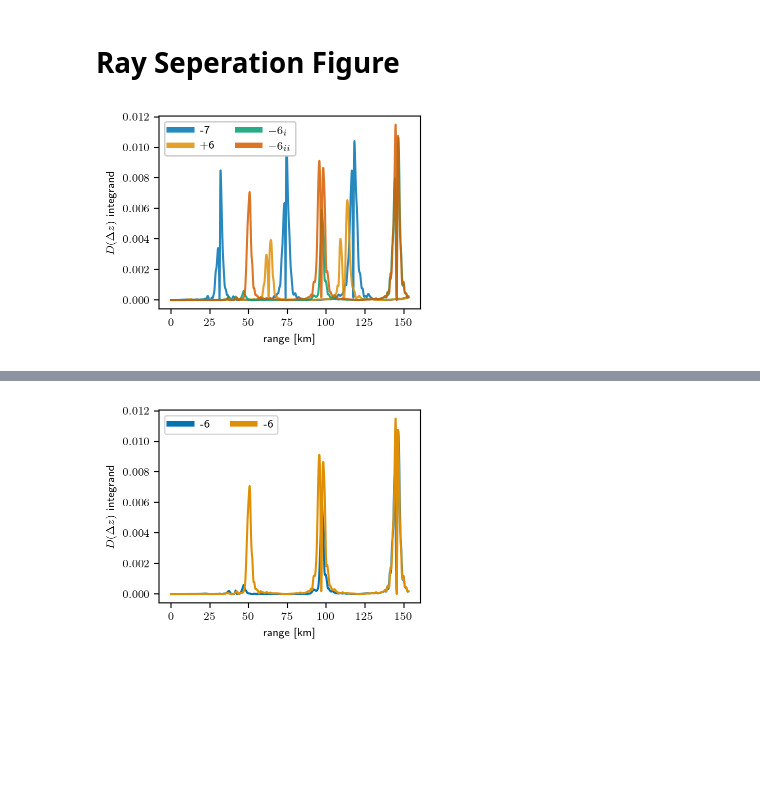
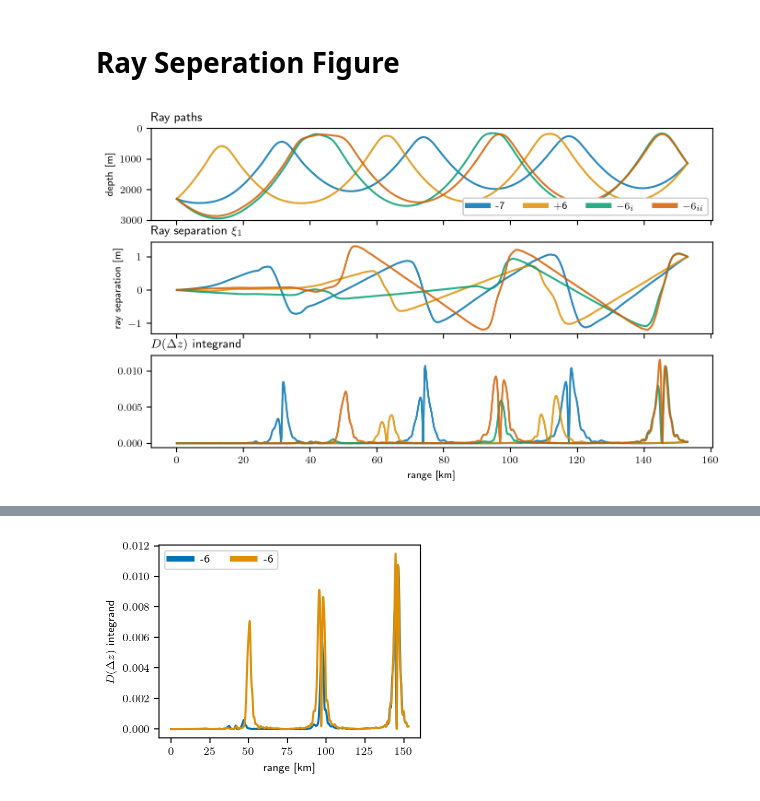
Before and after one commit to John-Ragland/n23_fluctuations_ragland, a Jupyter notebook: notebooks/publication_figures/ray_tube.ipynb, the cells around one changed output, grey strips where cells are left out. Drawn from its saved outputs; the diff is of its cells as text; code cells hidden in the pictures; blank space fills up the shorter version.

```diff
--- a/notebooks/publication_figures/ray_tube.ipynb
+++ b/notebooks/publication_figures/ray_tube.ipynb
@@ -15,37 +15,88 @@ ray_ids = ['-8', '+7', '-7', '-6', '+6']
 integrand = {}
 delta_zr = np.array([200])
 
+ray_r = {}
+ray_z = {}
+zeta1 = {}
+
 for ray_id in ray_ids:
     integrand[ray_id] = []
+    ray_r[ray_id] = []
+    ray_z[ray_id] = []
+    zeta1[ray_id] = []
 
     for rv in ray_vars[ray_id]:
         integrand[ray_id].append(tools.compute_phase_structure_integrand(rv, delta_zr))
+        ray_r[ray_id].append(rv['rs'])
+        ray_z[ray_id].append(rv['zs'])
+        zeta1[ray_id].append(rv['RT_zeta_1'])
 # %%
 sns.set_palette("colorblind")
 
 plt.rcParams.update({'font.size':8})
 plt.rcParams["text.usetex"] = True
 
-fig = plt.figure(figsize=(3.37,2.5))
+fig, axes = plt.subplots(3, 1, figsize=(6.67, 4))
+
+
+plt.sca(axes[2])
 
 for ray_id in ['-7', '+6', '-6']:
 
     if ray_id == '-6':
         plt.plot(ray_vars[ray_id][0]['rs']/1000, integrand[ray_id][0][:,-1], label=f'${ray_id}_{{i}}$', alpha=0.85)
         plt.plot(ray_vars[ray_id][1]['rs']/1000, integrand[ray_id][1][:,-1], label=f'${ray_id}_{{ii}}$', alpha=0.85)
         #plt.plot(ray_vars[ray_id][2]['rs']/1000, integrand[ray_id][2][:,-1], label=f'${ray_id}_{{iii}}$', alpha=0.85)
     else:
         plt.plot(ray_vars[ray_id][0]['rs']/1000, integrand[ray_id][0][:,-1], label=ray_id, alpha=0.85)
 
-leg = plt.legend(ncols=2, framealpha=1)
+plt.title('')
+
+
+
+plt.xlabel('range [km]')
+plt.title('$D(\Delta z)$ integrand', loc='left')
+plt.ylabel('')
+
+plt.sca(axes[0])
+
+for ray_id in ['-7', '+6', '-6']:
+
+    if ray_id == '-6':
+        plt.plot(ray_vars[ray_id][0]['rs']/1000, -ray_z[ray_id][0], label=f'${ray_id}_{{i}}$', alpha=0.85)
+        plt.plot(ray_vars[ray_id][1]['rs']/1000, -ray_z[ray_id][1], label=f'${ray_id}_{{ii}}$', alpha=0.85)
+
+    else:
+        plt.plot(ray_vars[ray_id][0]['rs']/1000, -ray_z[ray_id][0], label=ray_id, alpha=0.85)
+
+plt.ylim([3000,000])
+plt.ylabel('depth [m]')
+
+leg = plt.legend(ncols=4, framealpha=1)
 
 # change the line width for the legend
 for line in leg.get_lines():
     line.set_linewidth(4.0)
 
-plt.xlabel('range [km]')
-plt.ylabel('$D(\Delta z)$ integrand')
+plt.title('Ray paths', loc='left')
+axes[0].set_xticklabels([])
+plt.sca(axes[1])
 
+
+for ray_id in ['-7', '+6', '-6']:
+
+    if ray_id == '-6':
+        plt.plot(ray_vars[ray_id][0]['rs']/1000, zeta1[ray_id][0], label=f'${ray_id}_{{i}}$', alpha=0.85)
+        plt.plot(ray_vars[ray_id][1]['rs']/1000, zeta1[ray_id][1], label=f'${ray_id}_{{ii}}$', alpha=0.85)
+
+    else:
+        plt.plot(ray_vars[ray_id][0]['rs']/1000, zeta1[ray_id][0], label=ray_id, alpha=0.85)
+
+plt.ylabel('ray separation [m]')
+plt.title('Ray separation $\\xi_1$', loc='left')
+axes[1].set_xticklabels([])
+
+plt.tight_layout(pad=0)
 fig.savefig('../../figures/phase_structure_integrand.pdf', bbox_inches='tight')
 # %% [output]
-[figure, old version]
+[figure, new version]
```
Also changed, not shown: parts of 1 cell of this notebook, 3 other files.
